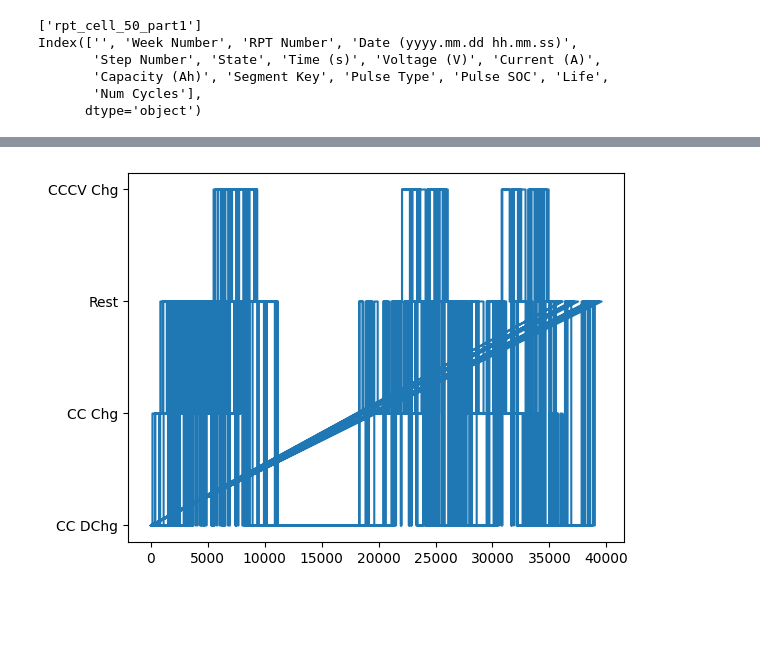
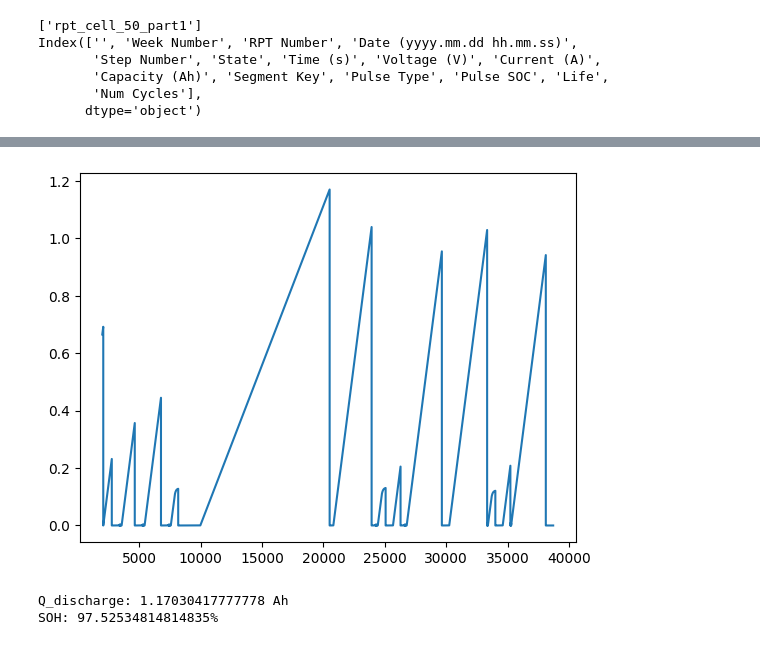
Before and after one commit to gsscala/star_dataset, a Jupyter notebook: first_analysis_data_uconn/20250917-gdtada-test_data_uconn.ipynb, the cells around one changed output, grey strips where cells are left out. Cells and saved outputs as stored; diff of their text form; code cells hidden in the pictures; blank space fills up the shorter version.

```diff
--- a/first_analysis_data_uconn/20250917-gdtada-test_data_uconn.ipynb
+++ b/first_analysis_data_uconn/20250917-gdtada-test_data_uconn.ipynb
@@ -93,7 +59,10 @@ print(dfDate[999999])
-# %%
-dfState = df["State"]
-
-plt.plot(dfTime, dfState)
-plt.show()
-# %% [output]
-[figure, removed]
+# %%
+plt.plot(dfTime[0:44219], dfCapacity[0:44219])
+plt.show()
+Q_discharge = abs(max(dfCapacity[0:44219])) - abs(min(dfCapacity[0:44219]))
+print(f"Q_discharge: {Q_discharge} Ah")
+print(f"SOH: {Q_discharge * 100 / 1.2}%")  # 1.2 Ah is the nominal capacity of the battery
+# %% [output]
+[figure, added]
+Q_discharge: 1.17030417777778 Ah
+SOH: 97.52534814814835%
```
Also changed, not shown: parts of 12 cells of this notebook, 3 other files.
